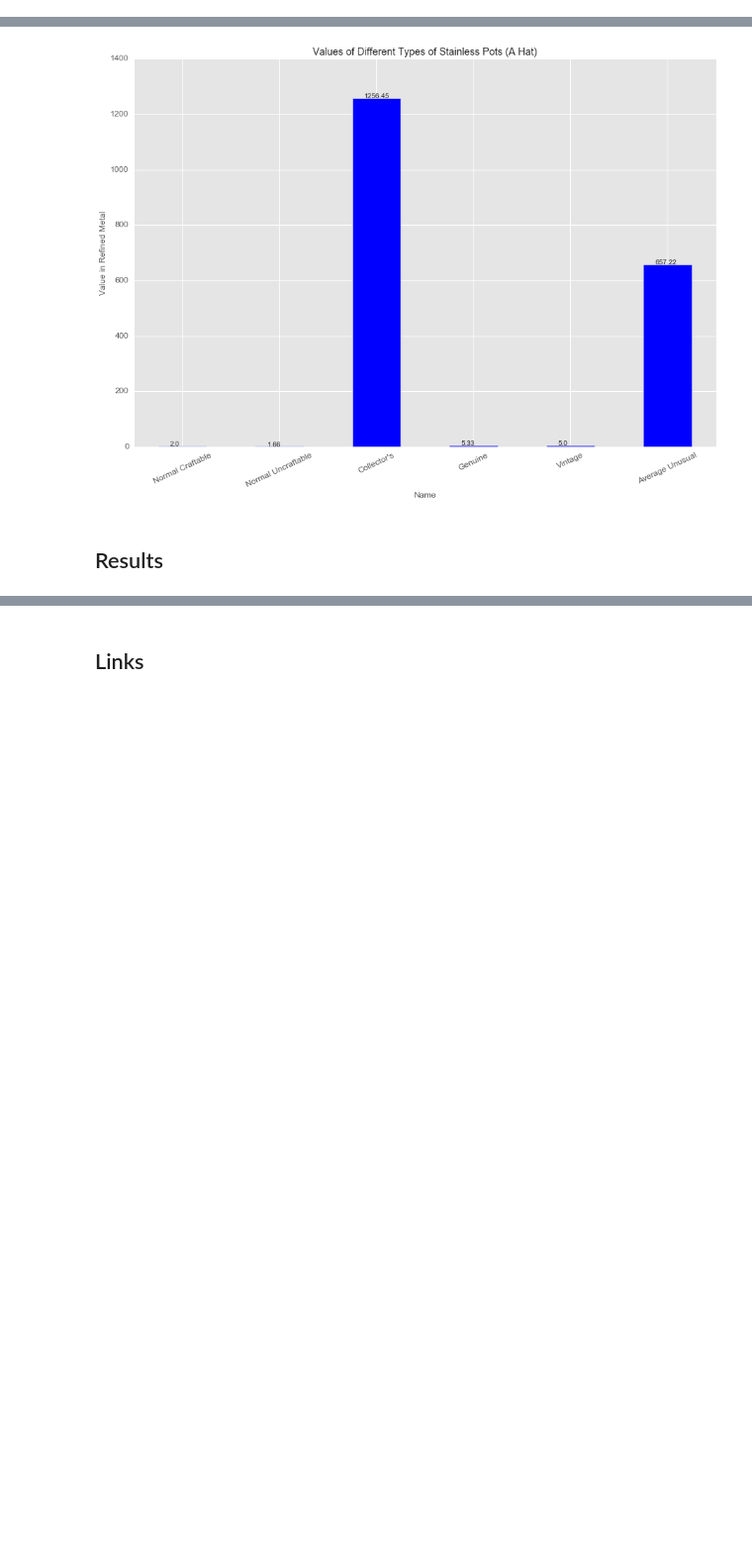
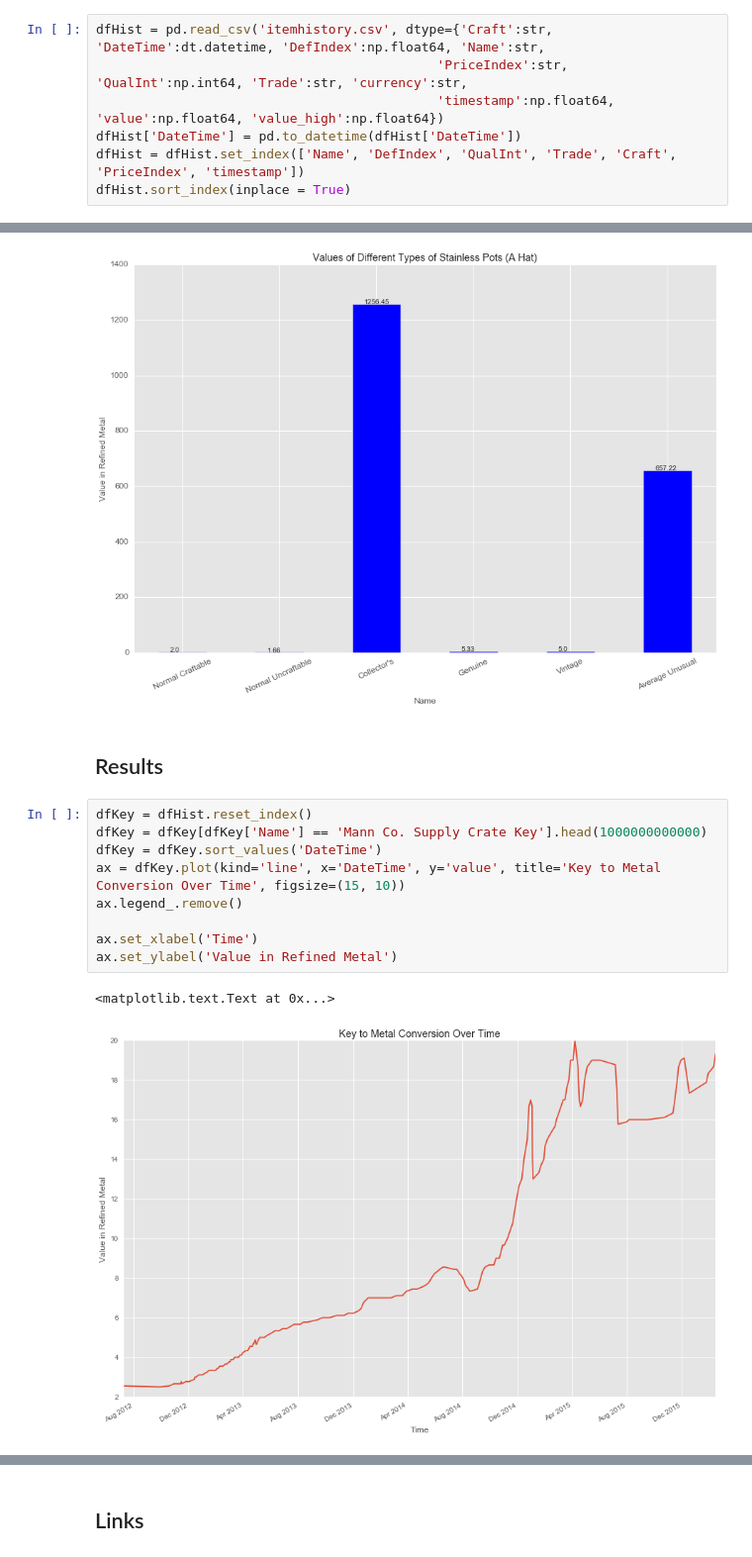
Before and after one commit to NithinPerumal/SteamMarketAnalysis, a Jupyter notebook: IPython Notebook/FinalReport.ipynb, the cells around one changed output, grey strips where cells are left out. Shown at 99% size. Drawn from its saved outputs; the diff is of its cells as text; blank space fills up the shorter version.

```diff
--- a/IPython Notebook/FinalReport.ipynb
+++ b/IPython Notebook/FinalReport.ipynb
@@ -184,3 +193,10 @@ dfNew = dfNew.drop('Currency', axis=1)
+# %%
+dfHist = pd.read_csv('itemhistory.csv', dtype={'Craft':str, 'DateTime':dt.datetime, 'DefIndex':np.float64, 'Name':str,
+                                            'PriceIndex':str, 'QualInt':np.int64, 'Trade':str, 'currency':str,
+                                            'timestamp':np.float64, 'value':np.float64, 'value_high':np.float64})
+dfHist['DateTime'] = pd.to_datetime(dfHist['DateTime'])
+dfHist = dfHist.set_index(['Name', 'DefIndex', 'QualInt', 'Trade', 'Craft', 'PriceIndex', 'timestamp'])
+dfHist.sort_index(inplace = True)
 # %% [markdown]
 ## Analysis
 # %%
@@ -283,6 +299,18 @@ for p in ax.patches:
 [figure]
 # %% [markdown]
 ## Results
+# %%
+dfKey = dfHist.reset_index()
+dfKey = dfKey[dfKey['Name'] == 'Mann Co. Supply Crate Key'].head(1000000000000)
+dfKey = dfKey.sort_values('DateTime')
+ax = dfKey.plot(kind='line', x='DateTime', y='value', title='Key to Metal Conversion Over Time', figsize=(15, 10))
+ax.legend_.remove()
+
+ax.set_xlabel('Time')
+ax.set_ylabel('Value in Refined Metal')
+# %% [output]
+<matplotlib.text.Text at 0x...>
+[figure, added]
 # %%
 print('Median unique item metal cost: %0.2f' % (dfAllUniques['Value'].median()))
 print('Median unusual item metal cost: %0.2f' % (dfAllUnusuals['Value'].median()))
```
Also changed, not shown: parts of 4 cells of this notebook, 1 other file.
